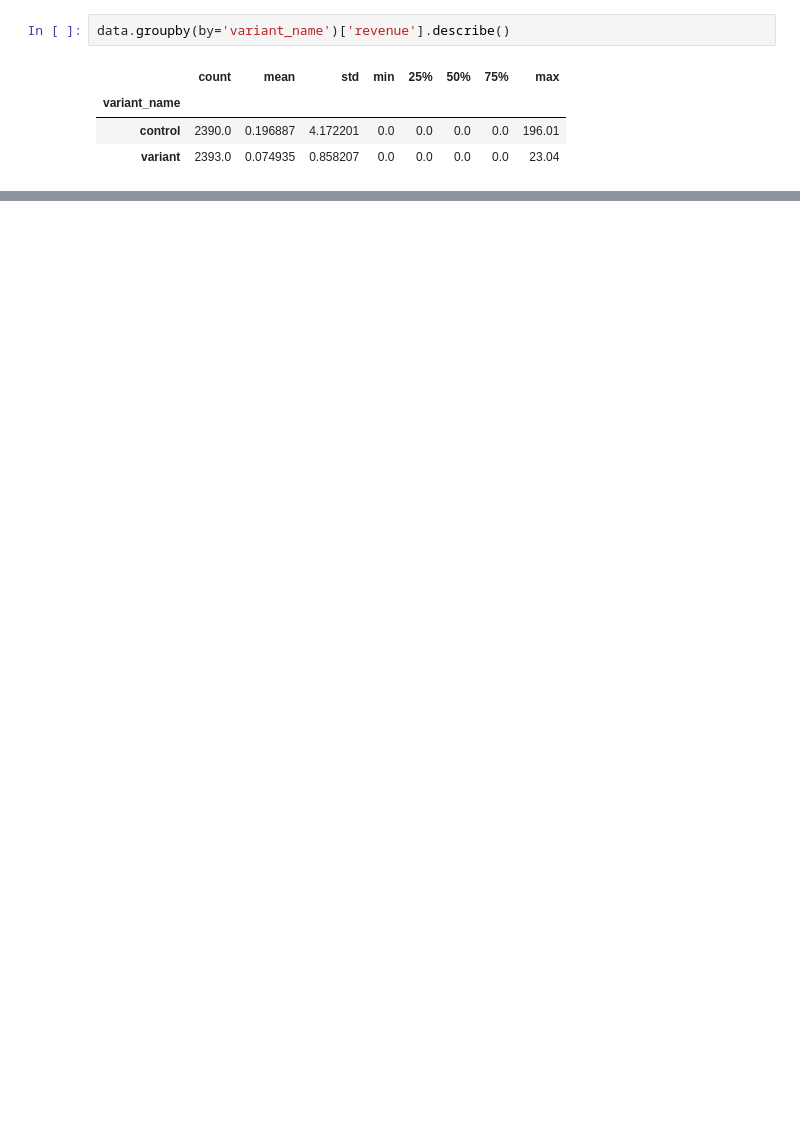
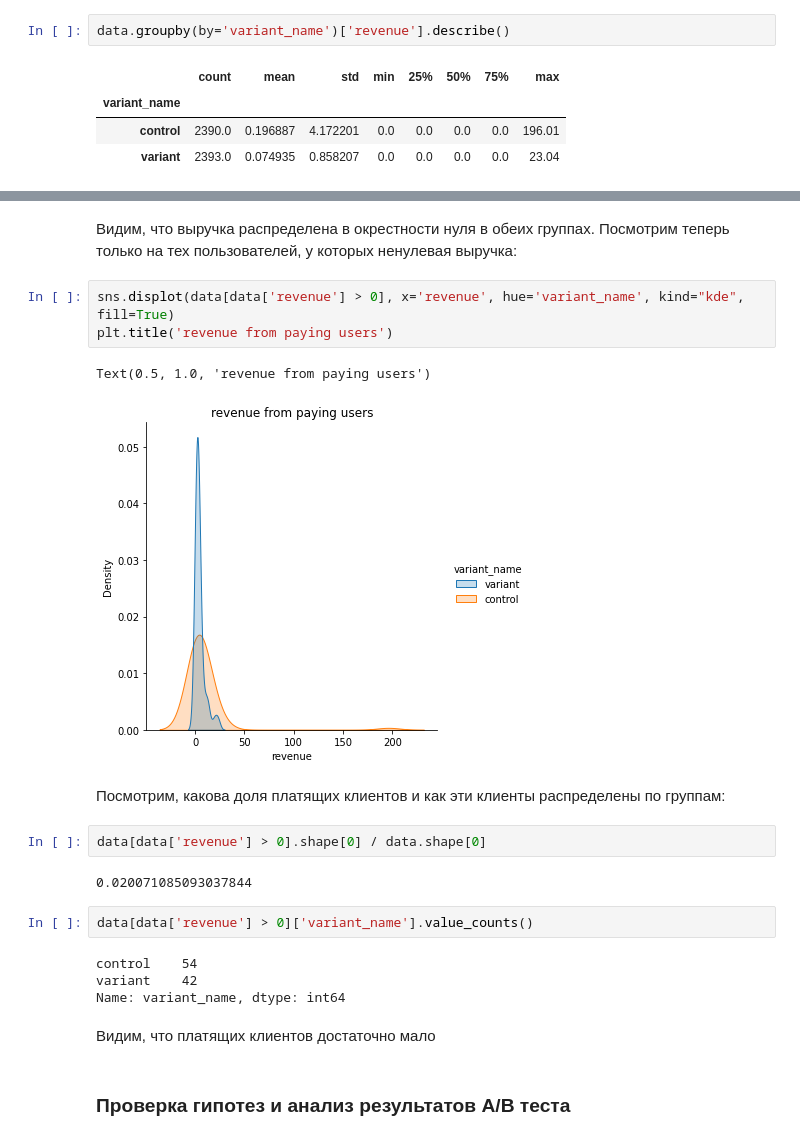
Before and after one commit to intens77/Course-work-1, a Jupyter notebook: notebook.ipynb, the cells around one changed output, grey strips where cells are left out. Drawn from its saved outputs; the diff is of its cells as text; blank space fills up the shorter version.

```diff
--- a/notebook.ipynb
+++ b/notebook.ipynb
@@ -173,0 +163,24 @@ plt.xticks(np.arange(0, 100, 5))
+# %% [markdown]
+Видим, что выручка распределена в окрестности нуля в обеих группах. Посмотрим теперь только на тех пользователей, у которых ненулевая выручка:
+# %%
+sns.displot(data[data['revenue'] > 0], x='revenue', hue='variant_name', kind="kde", fill=True)
+plt.title('revenue from paying users')
+# %% [output]
+Text(0.5, 1.0, 'revenue from paying users')
+[figure, added]
+# %% [markdown]
+Посмотрим, какова доля платящих клиентов и как эти клиенты распределены по группам:
+# %%
+data[data['revenue'] > 0].shape[0] / data.shape[0]
+# %% [output]
+0.020071085093037844
+# %%
+data[data['revenue'] > 0]['variant_name'].value_counts()
+# %% [output]
+control    54
+variant    42
+Name: variant_name, dtype: int64
+# %% [markdown]
+Видим, что платящих клиентов достаточно мало
+# %% [markdown]
+### Проверка гипотез и анализ результатов A/B теста
```
Also changed, not shown: parts of 23 cells of this notebook.
